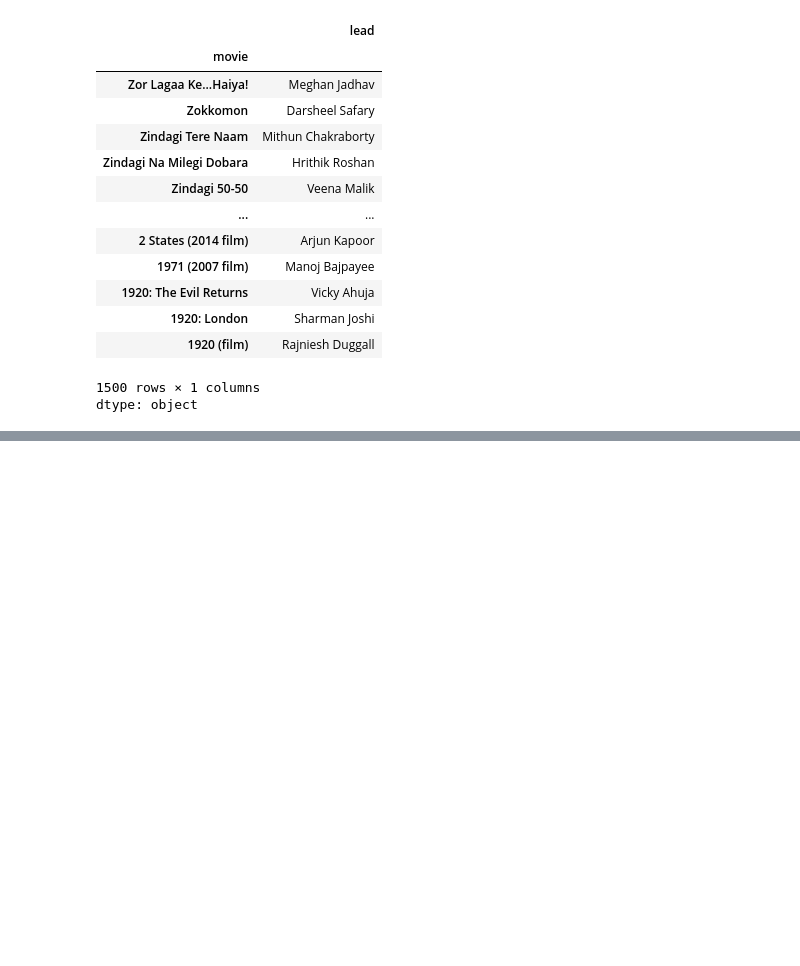
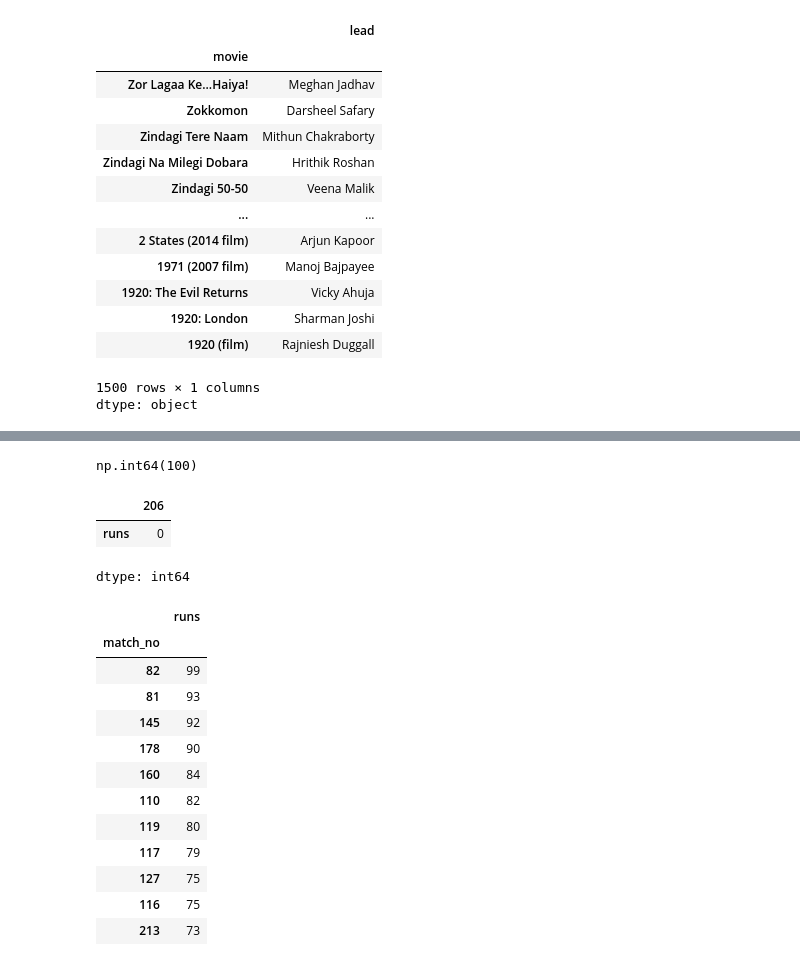
Before and after one commit to Tdeflash12/AI-ML, a Jupyter notebook: pandas.ipynb, the cells around one changed output, grey strips where cells are left out. Drawn from its saved outputs; the diff is of its cells as text; code cells hidden in the pictures; blank space fills up the shorter version.

```diff
--- a/pandas.ipynb
+++ b/pandas.ipynb
@@ -318,0 +378,27 @@ np.int64(215)
+# %%
+marks_series[-1]
+# %% [output]
+np.int64(100)
+# %%
+vkl.iloc[-3]
+# %% [output]
+|  | 206 |
+| runs | 0 |
+dtype: int64
+# %%
+# slicing
+vkl[5:16]
+# %% [output]
+|  | runs |
+| match_no |  |
+| 82 | 99 |
+| 81 | 93 |
+| 145 | 92 |
+| 178 | 90 |
+| 160 | 84 |
+| 110 | 82 |
+| 119 | 80 |
+| 117 | 79 |
+| 127 | 75 |
+| 116 | 75 |
+| 213 | 73 |
```
Also changed, not shown: parts of 41 cells of this notebook.
